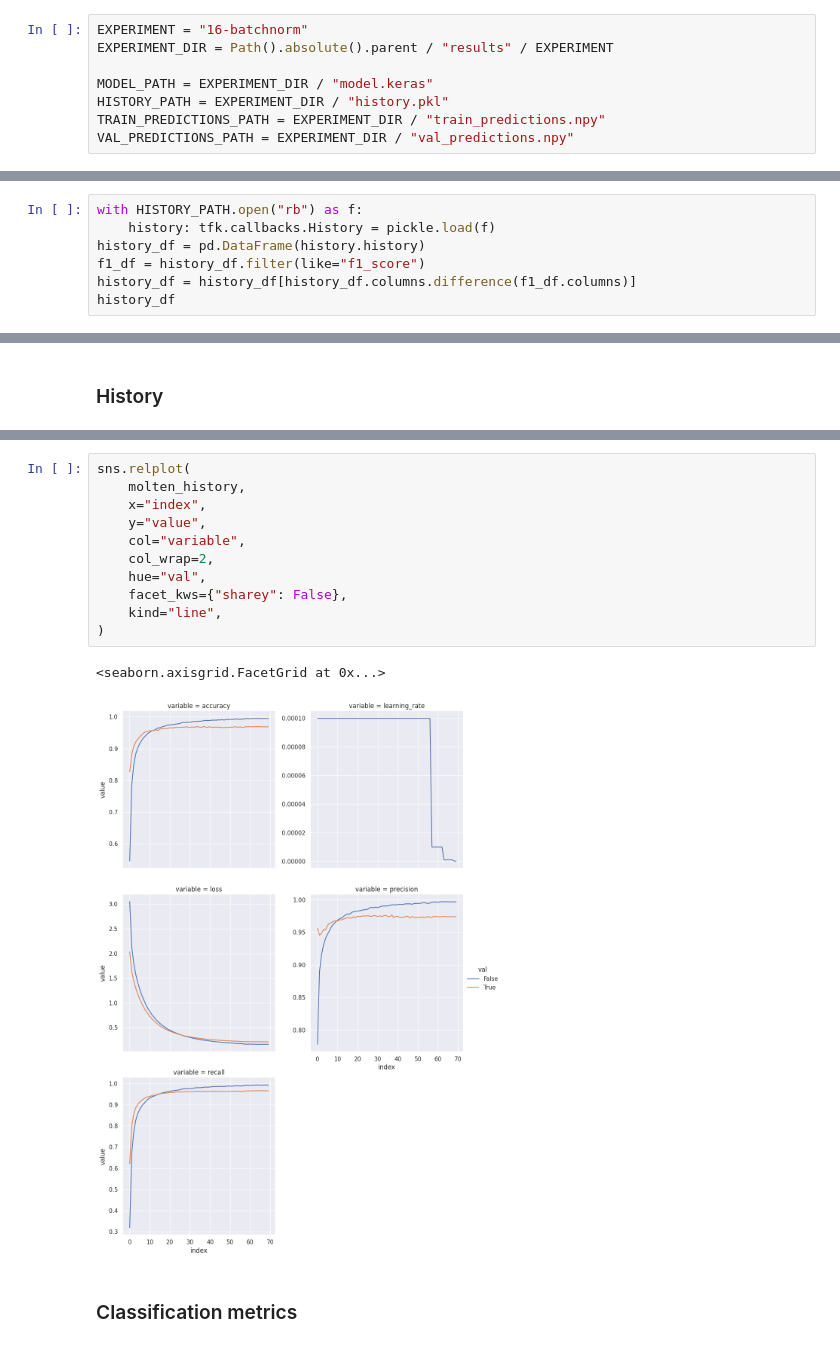
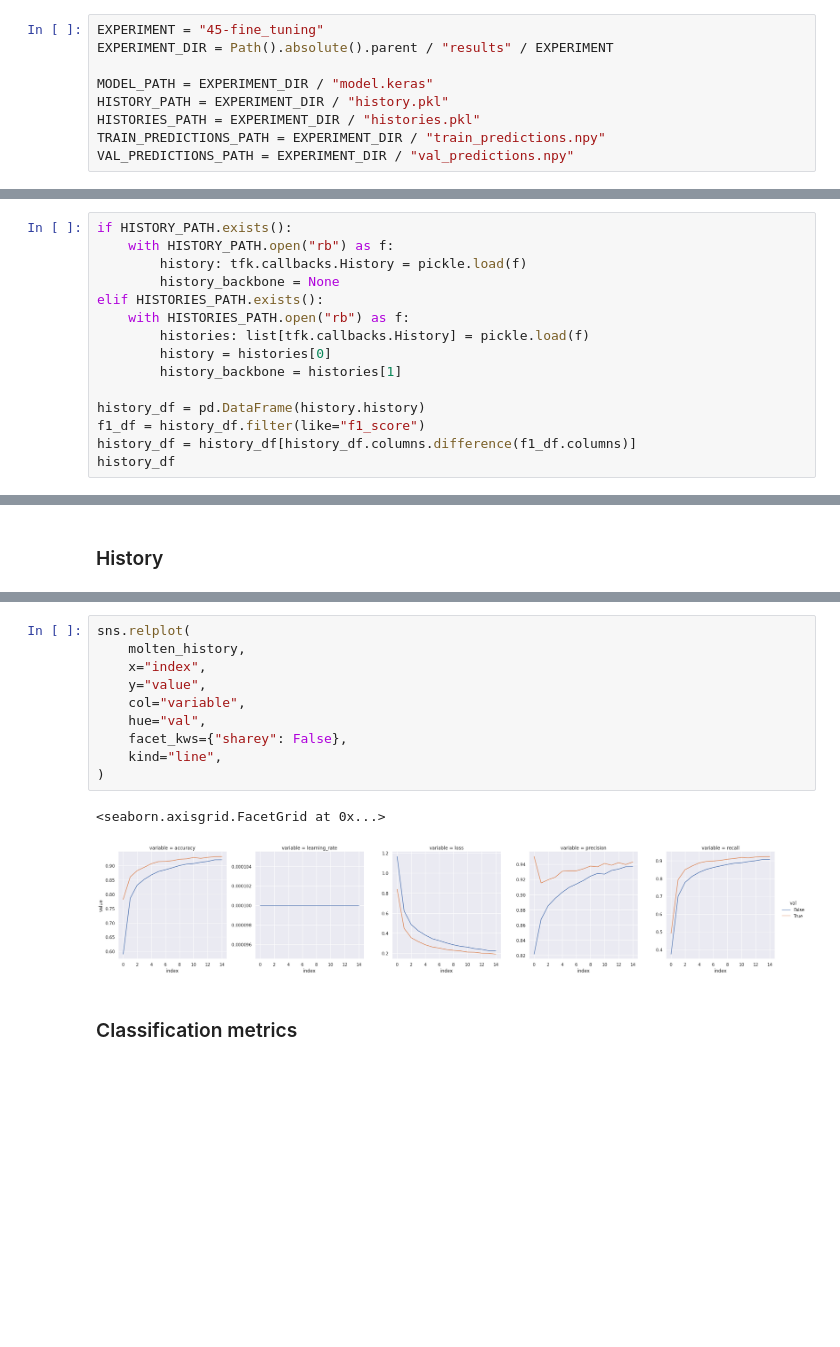
Before and after one commit to tomaz-suller/an2dl, a Jupyter notebook: homework-1/notebooks/3-tomaz-suller-analyse.ipynb, the cells around one changed output, grey strips where cells are left out. Drawn from its saved outputs; the diff is of its cells as text; blank space fills up the shorter version.

```diff
--- a/homework-1/notebooks/3-tomaz-suller-analyse.ipynb
+++ b/homework-1/notebooks/3-tomaz-suller-analyse.ipynb
@@ -14,11 +14,12 @@ from tensorflow.data import Dataset as tfds
 
 sns.set_theme()
 # %%
-EXPERIMENT = "16-batchnorm"
+EXPERIMENT = "45-fine_tuning"
 EXPERIMENT_DIR = Path().absolute().parent / "results" / EXPERIMENT
 
 MODEL_PATH = EXPERIMENT_DIR / "model.keras"
 HISTORY_PATH = EXPERIMENT_DIR / "history.pkl"
+HISTORIES_PATH = EXPERIMENT_DIR / "histories.pkl"
 TRAIN_PREDICTIONS_PATH = EXPERIMENT_DIR / "train_predictions.npy"
 VAL_PREDICTIONS_PATH = EXPERIMENT_DIR / "val_predictions.npy"
 # %% [markdown]
@@ -121,8 +119,16 @@ outputs
 # %% [markdown]
 ### Load history
 # %%
-with HISTORY_PATH.open("rb") as f:
-    history: tfk.callbacks.History = pickle.load(f)
+if HISTORY_PATH.exists():
+    with HISTORY_PATH.open("rb") as f:
+        history: tfk.callbacks.History = pickle.load(f)
+        history_backbone = None
+elif HISTORIES_PATH.exists():
+    with HISTORIES_PATH.open("rb") as f:
+        histories: list[tfk.callbacks.History] = pickle.load(f)
+        history = histories[0]
+        history_backbone = histories[1]
+
 history_df = pd.DataFrame(history.history)
 f1_df = history_df.filter(like="f1_score")
 history_df = history_df[history_df.columns.difference(f1_df.columns)]
@@ -167,17 +176,16 @@ molten_history
 # %%
 sns.relplot(
     molten_history,
     x="index",
     y="value",
     col="variable",
-    col_wrap=2,
     hue="val",
     facet_kws={"sharey": False},
     kind="line",
 )
 # %% [output]
 <seaborn.axisgrid.FacetGrid at 0x...>
-[figure, old version]
+[figure, new version]
 # %% [markdown]
 ### Classification metrics
 # %%
```
Also changed, not shown: parts of 12 cells of this notebook.
